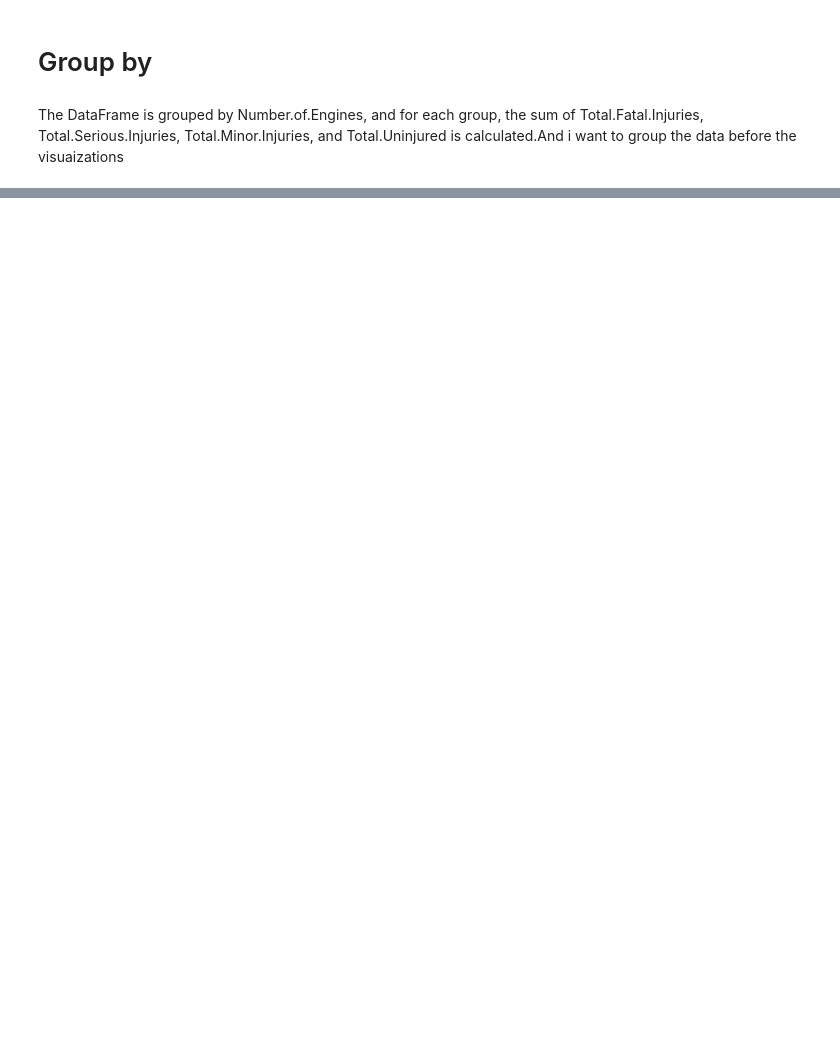
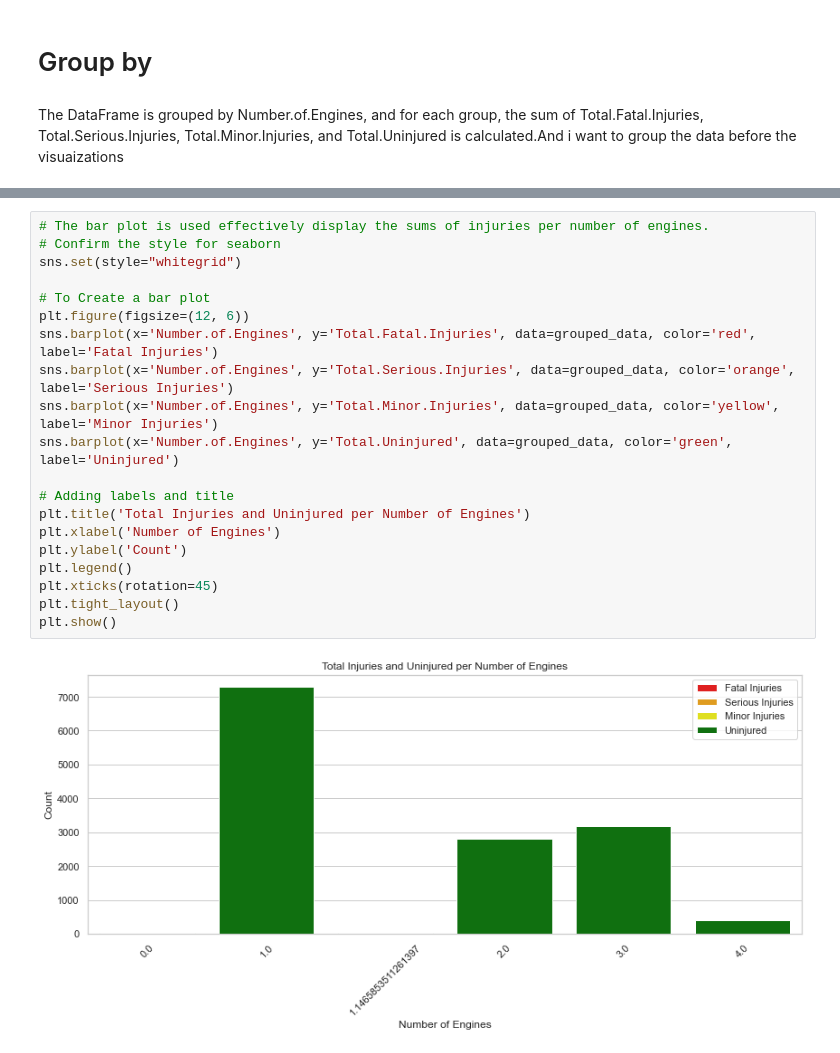
Before and after one commit to Bonifacemutwiri17/dsc-phase-1-project-v3, a Jupyter notebook: student.ipynb, the cells around one changed output, grey strips where cells are left out. Saved outputs shown, nothing was run; the diff lists cells and outputs as text; blank space fills up the shorter version.

Commit message:
Visualizations

```diff
--- a/student.ipynb
+++ b/student.ipynb
@@ -366,0 +367,22 @@ print(grouped_data)
+# %%
+# The bar plot is used effectively display the sums of injuries per number of engines.
+# Confirm the style for seaborn
+sns.set(style="whitegrid")
+
+# To Create a bar plot
+plt.figure(figsize=(12, 6))
+sns.barplot(x='Number.of.Engines', y='Total.Fatal.Injuries', data=grouped_data, color='red', label='Fatal Injuries')
+sns.barplot(x='Number.of.Engines', y='Total.Serious.Injuries', data=grouped_data, color='orange', label='Serious Injuries')
+sns.barplot(x='Number.of.Engines', y='Total.Minor.Injuries', data=grouped_data, color='yellow', label='Minor Injuries')
+sns.barplot(x='Number.of.Engines', y='Total.Uninjured', data=grouped_data, color='green', label='Uninjured')
+
+# Adding labels and title
+plt.title('Total Injuries and Uninjured per Number of Engines')
+plt.xlabel('Number of Engines')
+plt.ylabel('Count')
+plt.legend()
+plt.xticks(rotation=45)
+plt.tight_layout()
+plt.show()
+# %% [output]
+[figure, added]
```
Also changed, not shown: parts of 12 cells of this notebook.
